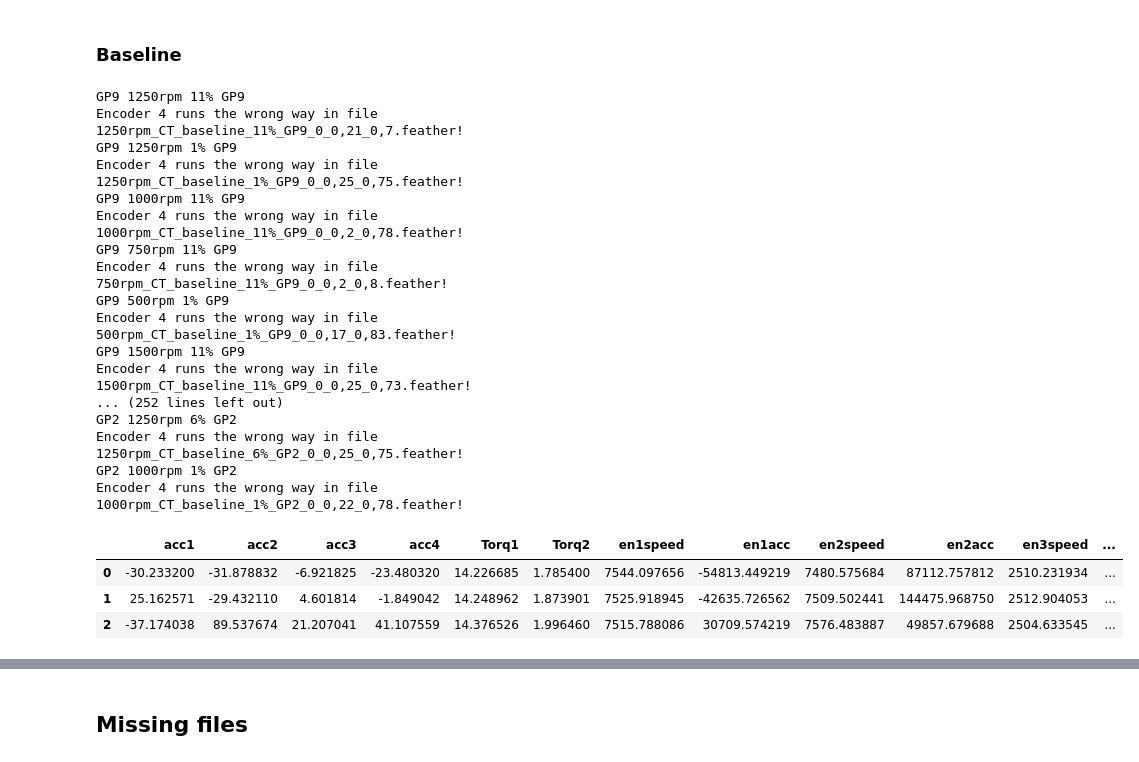
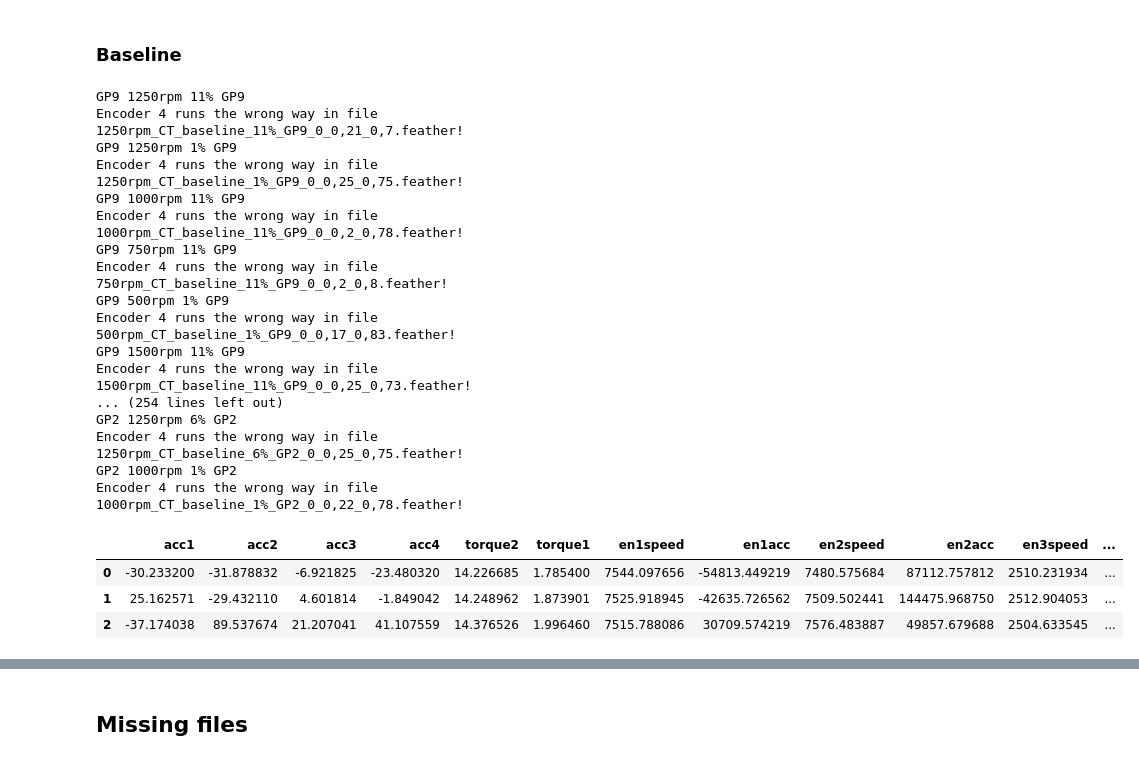
Before and after one commit to 4llu/rapid-deployment, a Jupyter notebook: src/data/data_processing_arotor_replication.ipynb, the cells around one changed output, grey strips where cells are left out. Drawn from its saved outputs; the diff is of its cells as text; code cells hidden in the pictures.

Commit message:
ARotor replication data handling V2

```diff
--- a/src/data/data_processing_arotor_replication.ipynb
+++ b/src/data/data_processing_arotor_replication.ipynb
@@ -24,3 +28,18 @@ print(raw_data_folder)
 Kongsberg test rig
 
 ### Faults
+# %%
+dfs = []
+# data_folder = os.path.join("data", "RAW", "ARotor_replication", "Faults")
+for dirpath, dirnames, filenames in os.walk(os.path.join(raw_data_folder, "ARotor_replication", "Faults")):
+    # print(dirnames)
+    dirpath_parts = dirpath.split("/")
+    for filename in filenames:
+        if filename.split(".")[-1] == "feather":
+            # if not filename[0] == ".":
+            # print(dirpath, filename)
+            name_parts = filename.split("_")
+
+            print(name_parts)
+            print(dirpath_parts)
+            print()
@@ -31,11 +68,12 @@ for dirpath, dirnames, filenames in os.walk(os.path.join(raw_data_folder, "ARoto
     # print(dirnames)
     dirpath_parts = dirpath.split("/")
     for filename in filenames:
-        if not filename[0] == ".":
+        if filename.split(".")[-1] == "feather":
+            # if not filename[0] == ".":
             # print(dirpath, filename)
             name_parts = filename.split("_")
 
-            print(dirpath_parts[7], name_parts[0], name_parts[3], name_parts[4])
+            print(dirpath_parts[7], dirpath_parts[8][-1], name_parts[0], name_parts[3], name_parts[4])
 
             # Load &
             # cut acceleration and deceleration
@@ -47,7 +85,7 @@ for dirpath, dirnames, filenames in os.walk(os.path.join(raw_data_folder, "ARoto
             # Get non-encoder sensors
             df = df_tmp[["acc1", "acc2", "acc3", "acc4", "Torq1", "Torq2"]]
             # Flip torques and standardize naming
-            df_tmp = df_tmp.rename({"Torq1": "torque2", "Torq2": "torque1"}, axis="columns")
+            df = df.rename({"Torq2": "torque1", "Torq1": "torque2"}, axis="columns")
 
             # Encoders
             df_enc_tmp = df_tmp.loc[
@@ -92,8 +130,9 @@ for dirpath, dirnames, filenames in os.walk(os.path.join(raw_data_folder, "ARoto
             df["rpm"] = int(name_parts[0].replace("rpm", ""))
             df["torque"] = int(name_parts[3].replace("%", ""))
             # df["class"] = "_".join(dirpath_parts[7].split("_")[1:])
-            df["fault"] = dirpath_parts[7].split("_")[1]
-            df["severity"] = dirpath_parts[7].split("_")[2]
+            df["severity"] = dirpath_parts[7].split("_")[1]
+            df["fault"] = dirpath_parts[7].split("_")[2]
+            df["installation"] = dirpath_parts[8][-1]
             # df["damage"] = dirpath_parts[4].split("_")[2]
             # df["severity"] = dirpath_parts[4].split("_")[1]
 
@@ -143,7 +310,8 @@ for dirpath, dirnames, filenames in os.walk(os.path.join(raw_data_folder, "ARoto
     # print(dirnames)
     dirpath_parts = dirpath.split("/")
     for filename in filenames:
-        if not filename[0] == "." or "README" in filename:
+        if filename.split(".")[-1] == "feather":
+            # if not filename[0] == "." or "README" in filename:
             # print(dirpath, filename)
             name_parts = filename.split("_")
 
@@ -159,7 +327,7 @@ for dirpath, dirnames, filenames in os.walk(os.path.join(raw_data_folder, "ARoto
             # Get non-encoder sensors
             df = df_tmp[["acc1", "acc2", "acc3", "acc4", "Torq1", "Torq2"]]
             # Flip torques and standardize naming
-            df_tmp = df_tmp.rename({"Torq1": "torque2", "Torq2": "torque1"}, axis="columns")
+            df = df.rename({"Torq1": "torque2", "Torq2": "torque1"}, axis="columns")
 
             # # Encoders
             df_enc_tmp = df_tmp.loc[
@@ -210,35 +378,35 @@ for dirpath, dirnames, filenames in os.walk(os.path.join(raw_data_folder, "ARoto
             dfs.append(df)
 
 dfs = pd.concat(dfs)
 
 # * Conversion done because final computations are done with float32 anyway
 # Get float 64 columns
 float64_cols = list(dfs.select_dtypes(include="float64"))
 # Convert those columns float 32
 dfs[float64_cols] = dfs[float64_cols].astype("float32")
 
 dfs = dfs.reset_index(drop=True)
 
 dfs.head(3)
 # %% [output]
 GP9 1250rpm 11% GP9
 Encoder 4 runs the wrong way in file 1250rpm_CT_baseline_11%_GP9_0_0,21_0,7.feather!
 GP9 1250rpm 1% GP9
 Encoder 4 runs the wrong way in file 1250rpm_CT_baseline_1%_GP9_0_0,25_0,75.feather!
 GP9 1000rpm 11% GP9
 Encoder 4 runs the wrong way in file 1000rpm_CT_baseline_11%_GP9_0_0,2_0,78.feather!
 GP9 750rpm 11% GP9
 Encoder 4 runs the wrong way in file 750rpm_CT_baseline_11%_GP9_0_0,2_0,8.feather!
 GP9 500rpm 1% GP9
 Encoder 4 runs the wrong way in file 500rpm_CT_baseline_1%_GP9_0_0,17_0,83.feather!
 GP9 1500rpm 11% GP9
 Encoder 4 runs the wrong way in file 1500rpm_CT_baseline_11%_GP9_0_0,25_0,73.feather!
-... (252 lines left out)
+... (254 lines left out)
 GP2 1250rpm 6% GP2
 Encoder 4 runs the wrong way in file 1250rpm_CT_baseline_6%_GP2_0_0,25_0,75.feather!
 GP2 1000rpm 1% GP2
 Encoder 4 runs the wrong way in file 1000rpm_CT_baseline_1%_GP2_0_0,22_0,78.feather!
-|  | acc1 | acc2 | acc3 | acc4 | Torq1 | Torq2 | en1speed | en1acc | en2speed | en2acc | en3speed | ... |
+|  | acc1 | acc2 | acc3 | acc4 | torque2 | torque1 | en1speed | en1acc | en2speed | en2acc | en3speed | ... |
 | 0 | -30.233200 | -31.878832 | -6.921825 | -23.480320 | 14.226685 | 1.785400 | 7544.097656 | -54813.449219 | 7480.575684 | 87112.757812 | 2510.231934 | ... |
 | 1 | 25.162571 | -29.432110 | 4.601814 | -1.849042 | 14.248962 | 1.873901 | 7525.918945 | -42635.726562 | 7509.502441 | 144475.968750 | 2512.904053 | ... |
 | 2 | -37.174038 | 89.537674 | 21.207041 | 41.107559 | 14.376526 | 1.996460 | 7515.788086 | 30709.574219 | 7576.483887 | 49857.679688 | 2504.633545 | ... |
```
Also changed, not shown: parts of 24 cells of this notebook, 8 other files.
